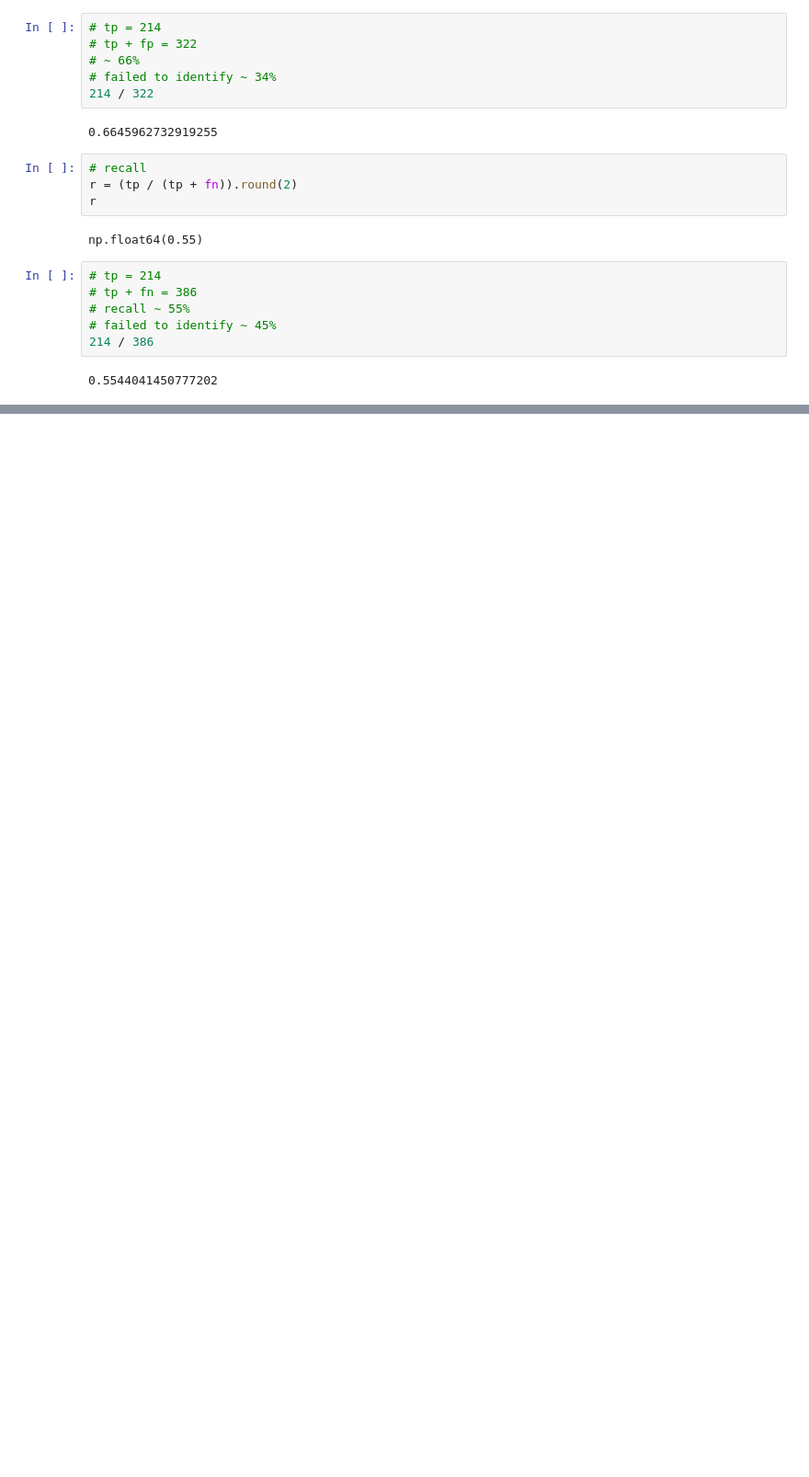
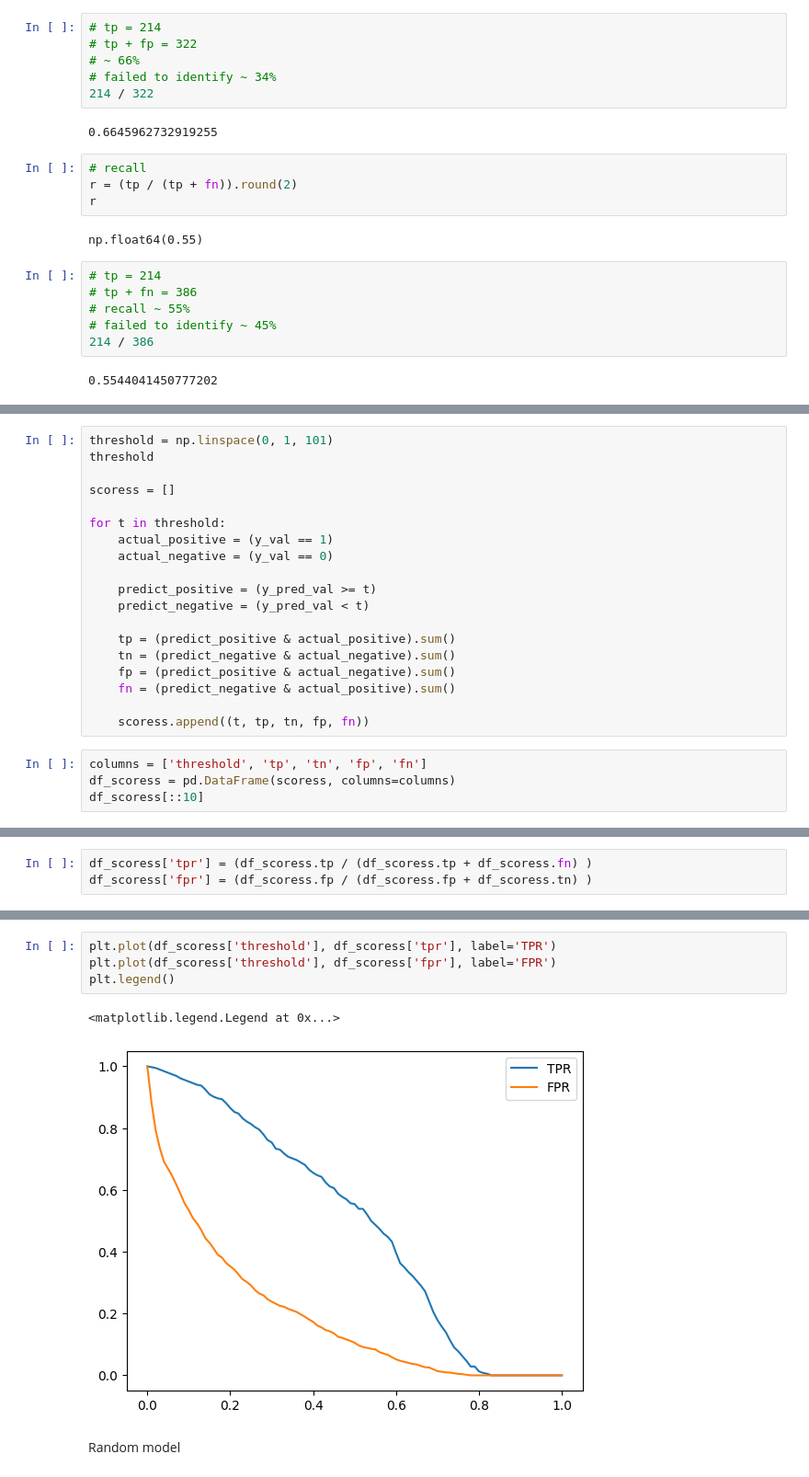
Before and after one commit to thePaulCode/machine-learning-zoomcamp, a Jupyter notebook: 04-metrics/01-churn_project.ipynb, the cells around one changed output, grey strips where cells are left out. Shown at 92% size. Cells and saved outputs as stored; diff of their text form; blank space fills up the shorter version.

Commit message:
Roc Curves

```diff
--- a/04-metrics/01-churn_project.ipynb
+++ b/04-metrics/01-churn_project.ipynb
@@ -1399,0 +1413,23 @@ np.float64(0.55)
+# %%
+threshold = np.linspace(0, 1, 101)
+threshold
+
+scoress = []
+
+for t in threshold:
+    actual_positive = (y_val == 1)
+    actual_negative = (y_val == 0)
+
+    predict_positive = (y_pred_val >= t)
+    predict_negative = (y_pred_val < t)
+
+    tp = (predict_positive & actual_positive).sum()
+    tn = (predict_negative & actual_negative).sum()
+    fp = (predict_positive & actual_negative).sum()
+    fn = (predict_negative & actual_positive).sum()
+
+    scoress.append((t, tp, tn, fp, fn))
+# %%
+columns = ['threshold', 'tp', 'tn', 'fp', 'fn']
+df_scoress = pd.DataFrame(scoress, columns=columns)
+df_scoress[::10]
@@ -1399,0 +1449,3 @@ np.float64(0.55)
+# %%
+df_scoress['tpr'] = (df_scoress.tp / (df_scoress.tp + df_scoress.fn) )
+df_scoress['fpr'] = (df_scoress.fp / (df_scoress.fp + df_scoress.tn) )
@@ -1399,0 +1467,9 @@ np.float64(0.55)
+# %%
+plt.plot(df_scoress['threshold'], df_scoress['tpr'], label='TPR')
+plt.plot(df_scoress['threshold'], df_scoress['fpr'], label='FPR')
+plt.legend()
+# %% [output]
+<matplotlib.legend.Legend at 0x...>
+[figure, added]
+# %% [markdown]
+Random model
```
Also changed, not shown: parts of 20 cells of this notebook.
